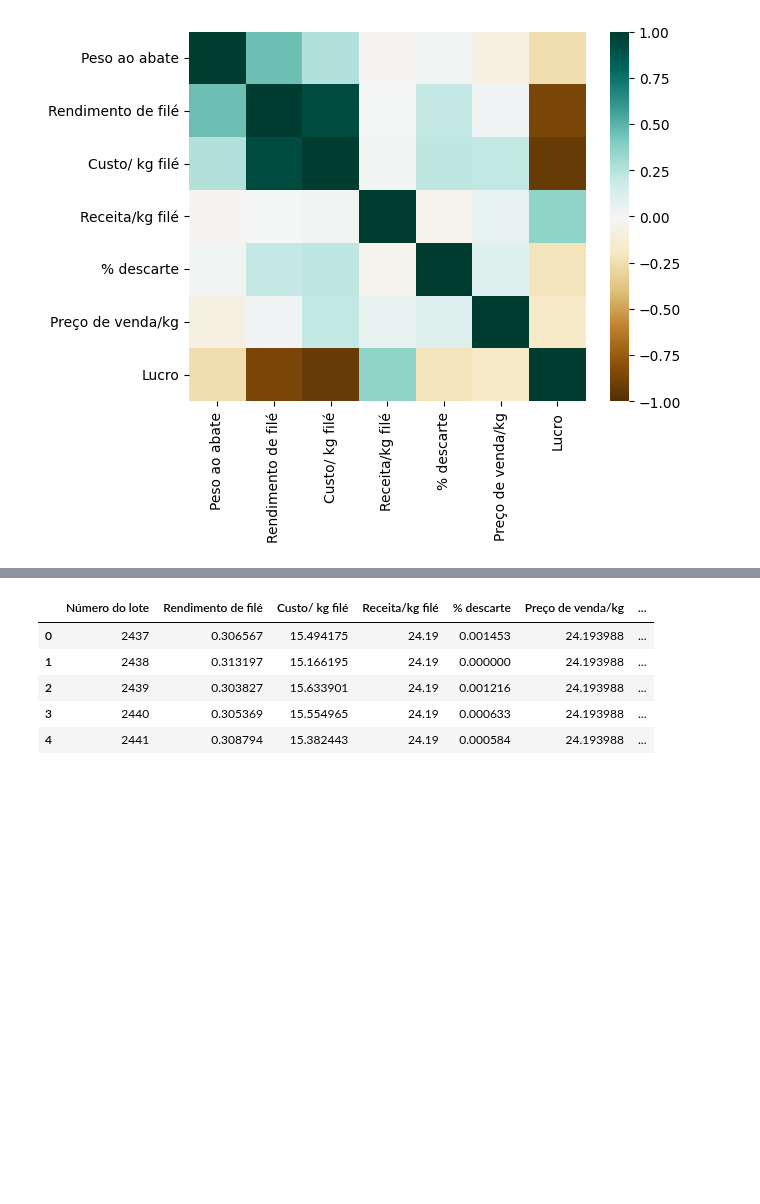
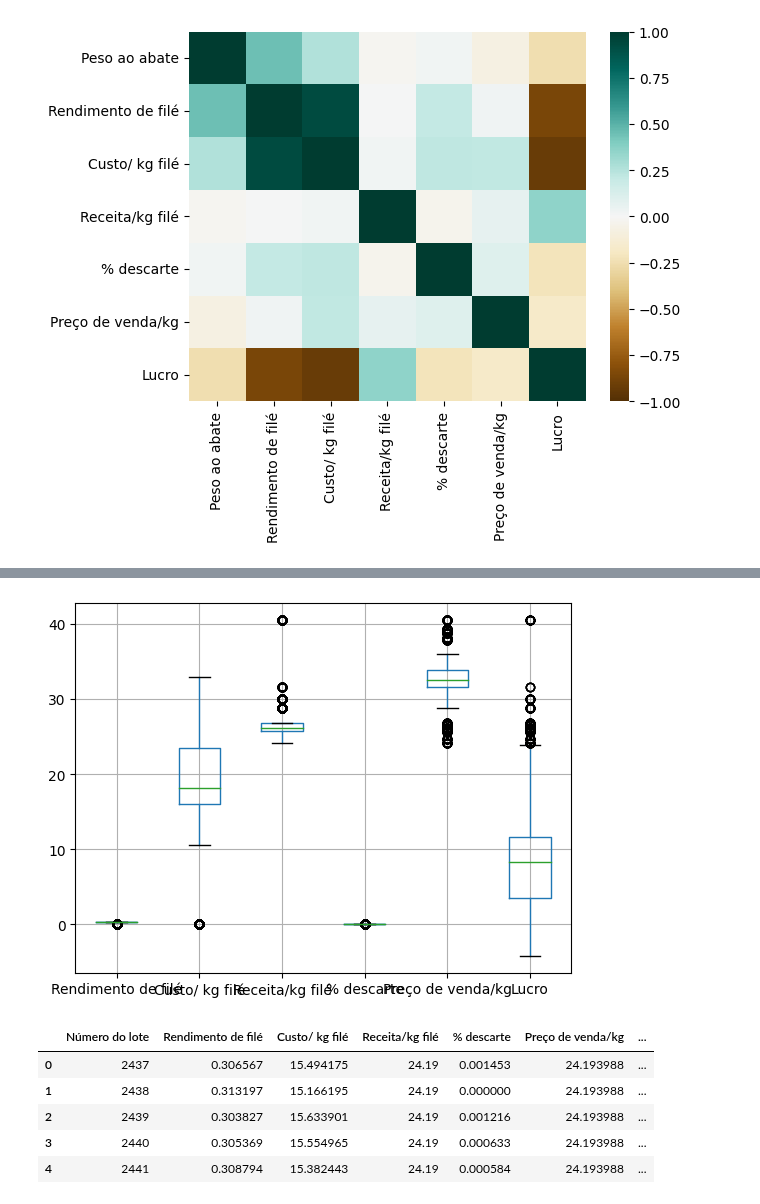
Before and after one commit to crisGriebler/IRD, a Jupyter notebook: FISHTRADER/data_BZF.ipynb, the cells around one changed output, grey strips where cells are left out. Saved outputs shown, nothing was run; the diff lists cells and outputs as text; code cells hidden in the pictures; blank space fills up the shorter version.

```diff
--- a/FISHTRADER/data_BZF.ipynb
+++ b/FISHTRADER/data_BZF.ipynb
@@ -202,3 +222,16 @@ sns.heatmap(ind_new.corr(),
+# %%
+boxplot3 = ind_new.boxplot(column=[
+'Rendimento de filé',
+'Custo/ kg filé',
+'Receita/kg filé',
+'% descarte',
+'Preço de venda/kg',
+'Lucro'])
+boxplot3.plot()
+
+plt.show()
+# %% [output]
+[figure, added]
 # %%
 ind_new1 = ind_new.drop(columns=['Peso ao abate', 'Data'])
 
```
Also changed, not shown: parts of 4 cells of this notebook, 2 other files.
